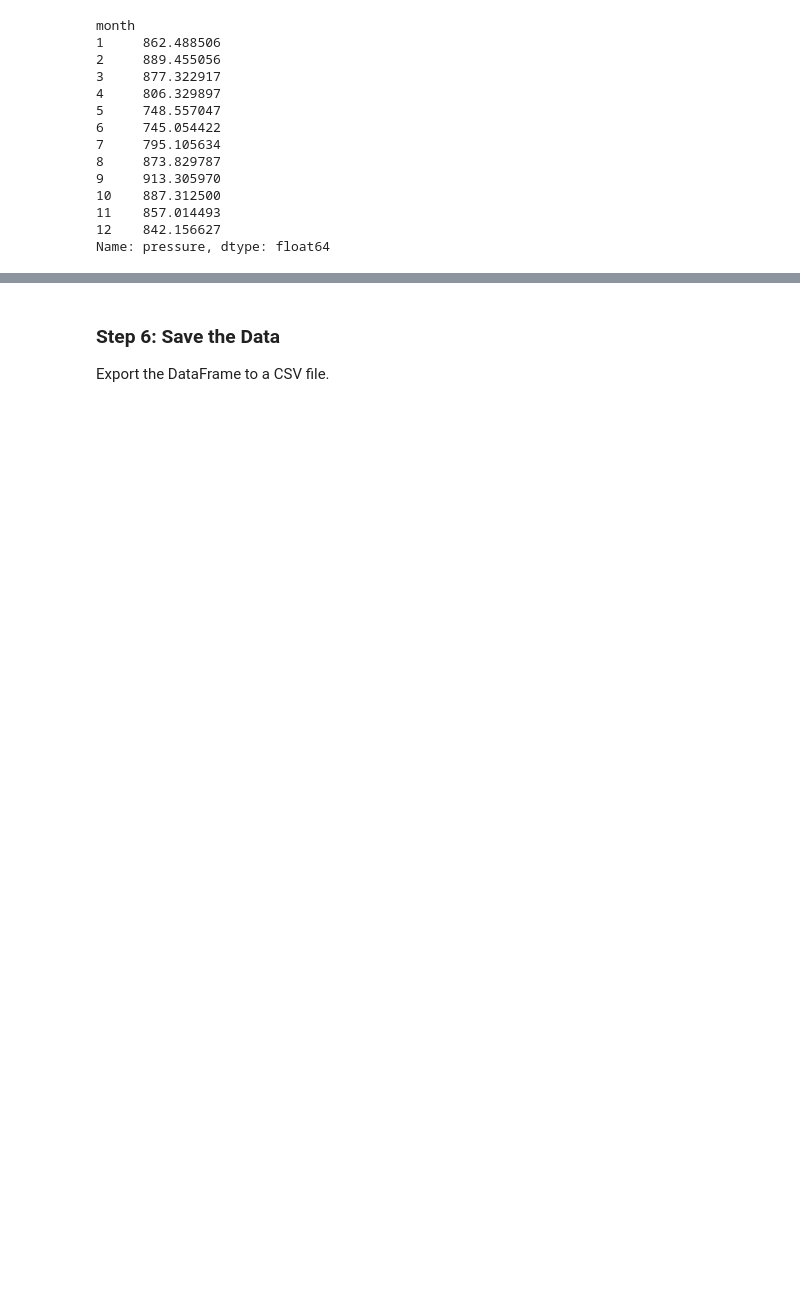
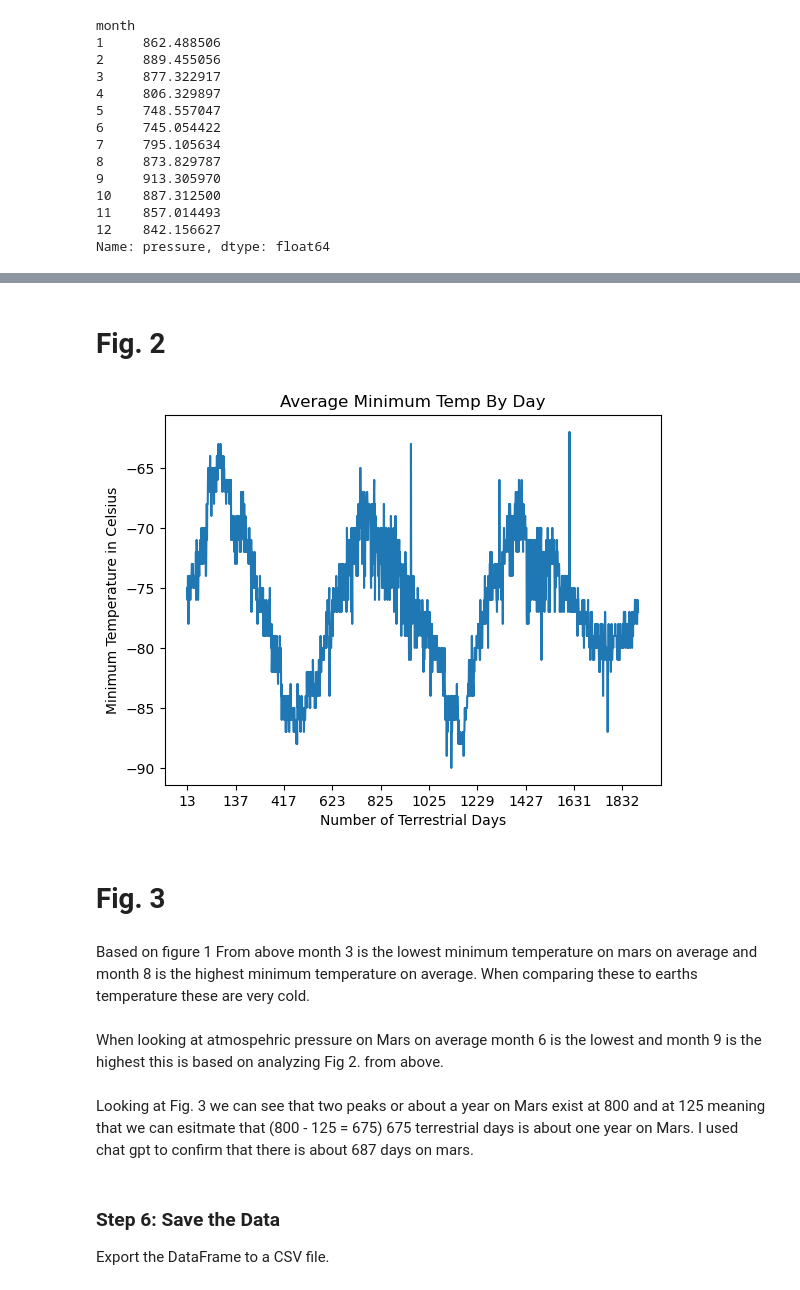
Before and after one commit to grantgorham26/Splinter_BeautifulSoup_HTML_challenge, a Jupyter notebook: part_2_mars_weather.ipynb, the cells around one changed output, grey strips where cells are left out. Saved outputs shown, nothing was run; the diff lists cells and outputs as text; code cells hidden in the pictures; blank space fills up the shorter version.

```diff
--- a/part_2_mars_weather.ipynb
+++ b/part_2_mars_weather.ipynb
@@ -248,3 +267,30 @@ The distance from peak to peak is roughly 1425-750, or 675 days. A year on Mars
+# %% [markdown]
+# Fig. 2
+# %%
+# 5. How many terrestrial (earth) days are there in a Martian year?
+# mars_df.plot(x = 'id',y = 'min_temp')
+# plt.xlabel('Number of Terrestrial Days')
+# plt.ylabel('Minimum Temperature in Celsius')
+# plt.show()
+x = mars_df['id']
+y = mars_df['min_temp']
+plt.plot(x,y)
+plt.xlabel('Number of Terrestrial Days')
+plt.ylabel('Minimum Temperature in Celsius')
+xticks_positions = np.arange(1, len(mars_df['id']), 200 )
+plt.xticks(xticks_positions)
+plt.title('Average Minimum Temp By Day')
+plt.show()
+# %% [output]
+[figure, added]
+# %% [markdown]
+# Fig. 3
+# %% [markdown]
+Based on figure 1 From above month 3 is the lowest minimum temperature on mars on average and month 8 is the highest minimum temperature on average. When comparing these to earths temperature these are very cold.
+# %% [markdown]
+When looking at atmospehric pressure on Mars on average month 6 is the lowest and month 9 is the highest this is based on analyzing Fig 2. from above.
+# %% [markdown]
+Looking at Fig. 3 we can see that two peaks or about a year on Mars exist at 800 and at 125 meaning that we can esitmate that (800 - 125 = 675) 675 terrestrial days is about one year on Mars. I used chat gpt to confirm that there is about 687 days on mars.
 # %% [markdown]
 ### Step 6: Save the Data
 
```
Also changed, not shown: parts of 17 cells of this notebook.
